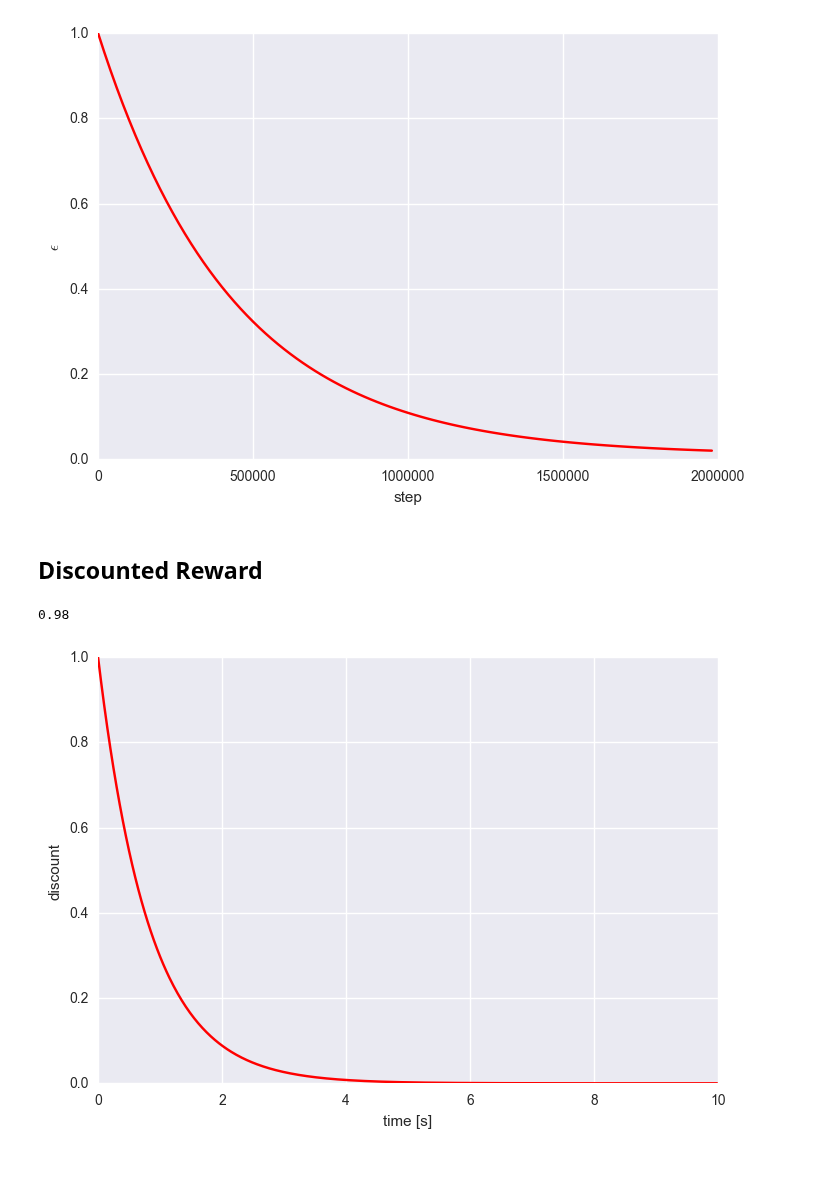
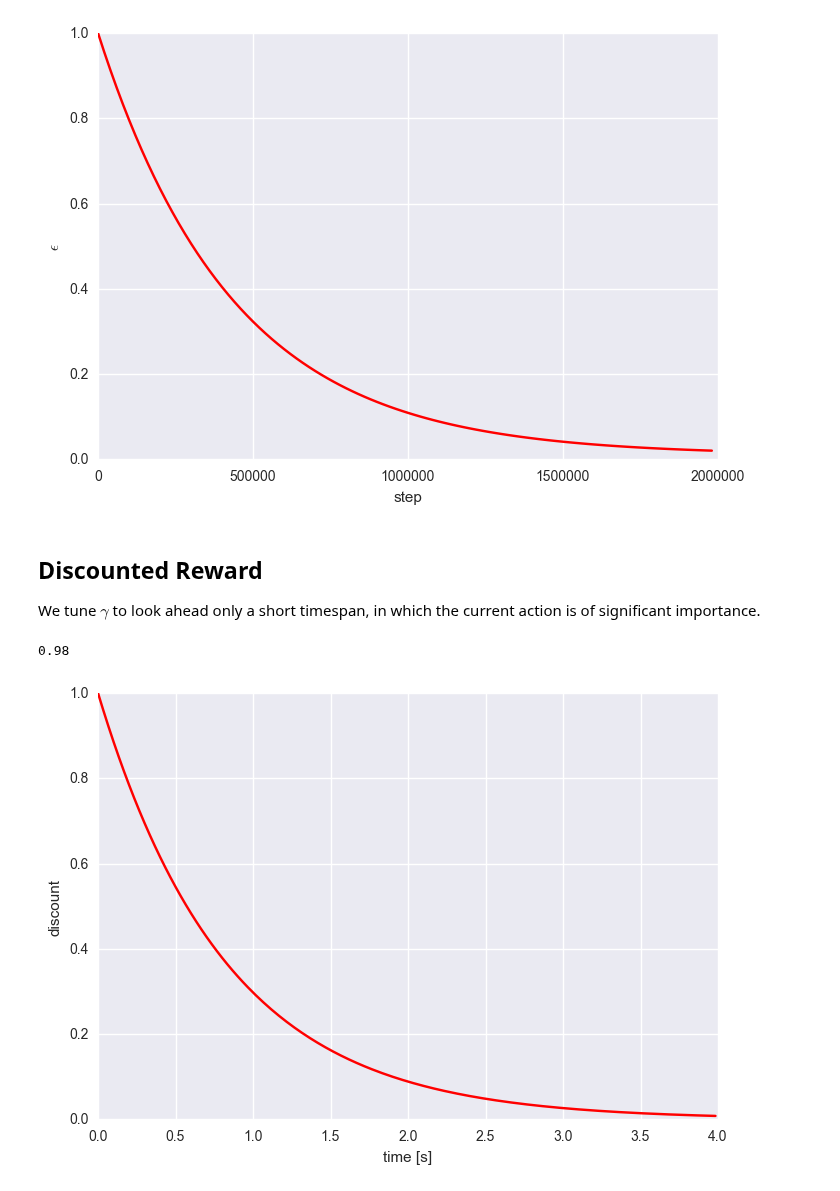
Before and after one commit to jcsharp/DriveIt, a Jupyter notebook: Model-Train.ipynb, the cells around one changed output. Cells and saved outputs as stored; diff of their text form; code cells hidden in the pictures.

Commit message:
Fixed plots and cleaned-up.

```diff
--- a/Model-Train.ipynb
+++ b/Model-Train.ipynb
@@ -581,13 +379,15 @@ plt.xlabel('step');plt.ylabel('$\epsilon$')
 # %% [output]
 <matplotlib.text.Text at 0x...>
 [figure]
-# %% [markdown]
-## Discounted Reward
+# %% [markdown]
+## Discounted Reward
+
+We tune $\gamma$ to look ahead only a short timespan, in which the current action is of significant importance.
 # %%
-r = range(0,600)
+r = range(0,240)
 plt.plot([t/60.0 for t in r], [GAMMA ** x for x in r], 'r')
 plt.xlabel('time [s]');plt.ylabel('discount')
 GAMMA
 # %% [output]
 0.98
-[figure, old version]
+[figure, new version]
```
Also changed, not shown: parts of 58 cells of this notebook.
